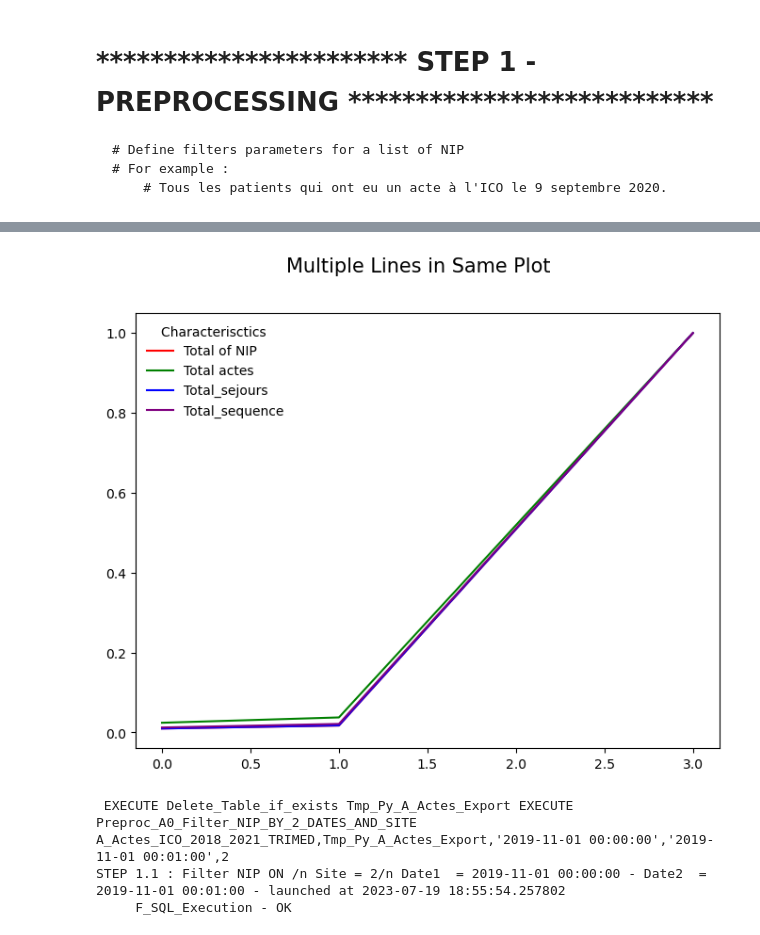
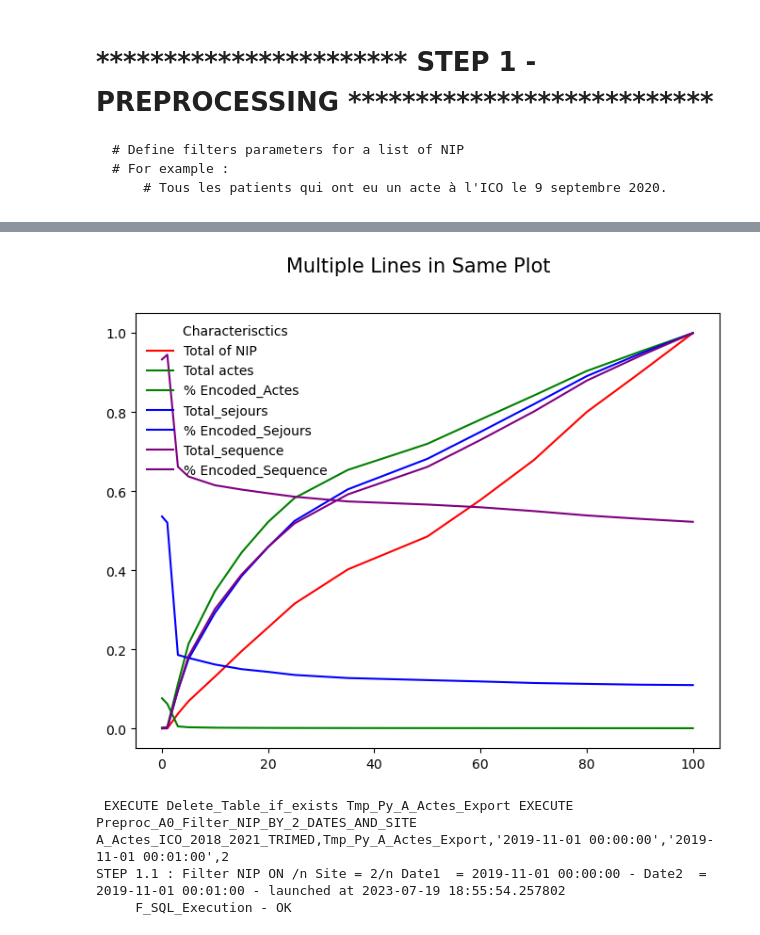
Before and after one commit to VinceWeber/ML-ICO-Activity, a Jupyter notebook: 02 - Preprocessing Data/Parcours_NB.ipynb, the cells around one changed output, grey strips where cells are left out. Cells and saved outputs as stored; diff of their text form; code cells hidden in the pictures.

```diff
--- a/02 - Preprocessing Data/Parcours_NB.ipynb
+++ b/02 - Preprocessing Data/Parcours_NB.ipynb
@@ -189,11 +189,12 @@ Table_Compare_Datasets=[]
 
 Df_Parcours = pd.DataFrame.from_dict(Caracteristiques_Dataset_Parcours(0, My_filter_1rst_date,My_filter_2nd_date,Site).get_x())
 
-Time_Table=[1,3,5,10,15,25,50,75,100,140,180,240]
+Time_Table=[1,3,5,10,15,20,25,35,50,60,70,80,90,100]
 for i in Time_Table:
     My_filter_2nd_date=My_filter_2nd_date + timedelta(days=i)
     print(My_filter_2nd_date)
-    Df_Parcours=Df_Parcours.append(pd.DataFrame.from_dict(Caracteristiques_Dataset_Parcours(i, My_filter_1rst_date,My_filter_2nd_date,Site).get_x()))
+    Df_Parcours=pd.concat([Df_Parcours,pd.DataFrame.from_dict(Caracteristiques_Dataset_Parcours(i, My_filter_1rst_date,My_filter_2nd_date,Site).get_x())],ignore_index=True)
+
 
 Df_Parcours.to_excel('Parcours.xlsx')
 # %% [output]
@@ -246,33 +362,44 @@ Df_Parcours
 # %%
 #import matplotlib.pyplot as plt
 
 # The data : Df_Parcours
 x =  Df_Parcours['Name']
 y1 = Df_Parcours['Total_NIP'].apply(lambda x: x/Df_Parcours['Total_NIP'].max())
 y2 = Df_Parcours['Total actes'].apply(lambda x: x/Df_Parcours['Total actes'].max())
 y3 = Df_Parcours['Total_sejours'].apply(lambda x: x/Df_Parcours['Total_sejours'].max())
 y4 = Df_Parcours['Total_sequence'].apply(lambda x: x/Df_Parcours['Total_sequence'].max())
 
+y2_1 = Df_Parcours['% Encoded_Actes']
+y3_1 = Df_Parcours['% Encoded_Sejours']
+y4_1 = Df_Parcours['% Encoded_Sequence']
 
 # Initialise the figure and axes.
 fig, ax = plt.subplots(1, figsize=(8, 6))
 
 # Set the title for the figure
 fig.suptitle('Multiple Lines in Same Plot', fontsize=15)
 
 # Draw all the lines in the same plot, assigning a label for each one to be
 # shown in the legend.
 ax.plot(x, y1, color="red", label="Total of NIP")
+
 ax.plot(x, y2, color="green", label="Total actes")
+ax.plot(x, y2_1, color="green", label="% Encoded_Actes")
+
 ax.plot(x, y3, color="blue", label="Total_sejours")
+ax.plot(x, y3_1, color="blue", label="% Encoded_Sejours")
+
 ax.plot(x, y4, color="purple", label="Total_sequence")
+ax.plot(x, y4_1, color="purple", label="% Encoded_Sequence")
+
+
 
 # Add a legend, and position it on the lower right (with no box)
-plt.legend(loc="upper left", title="Characterisctics ", frameon=False)
+plt.legend(loc="best", title="Characterisctics ", frameon=False)
 
 plt.show()
 # %% [output]
-[figure, old version]
+[figure, new version]
 # %%
 Table_Liste_Actes = 'A_Actes_ICO_2018_2021_TRIMED' #INCRIT EN DUR DANS LA PROC SQL !!
 Table_Actes_filtres ='Tmp_Py_A_Actes_Export'
```
Also changed, not shown: parts of 4 cells of this notebook, 1 other file.
